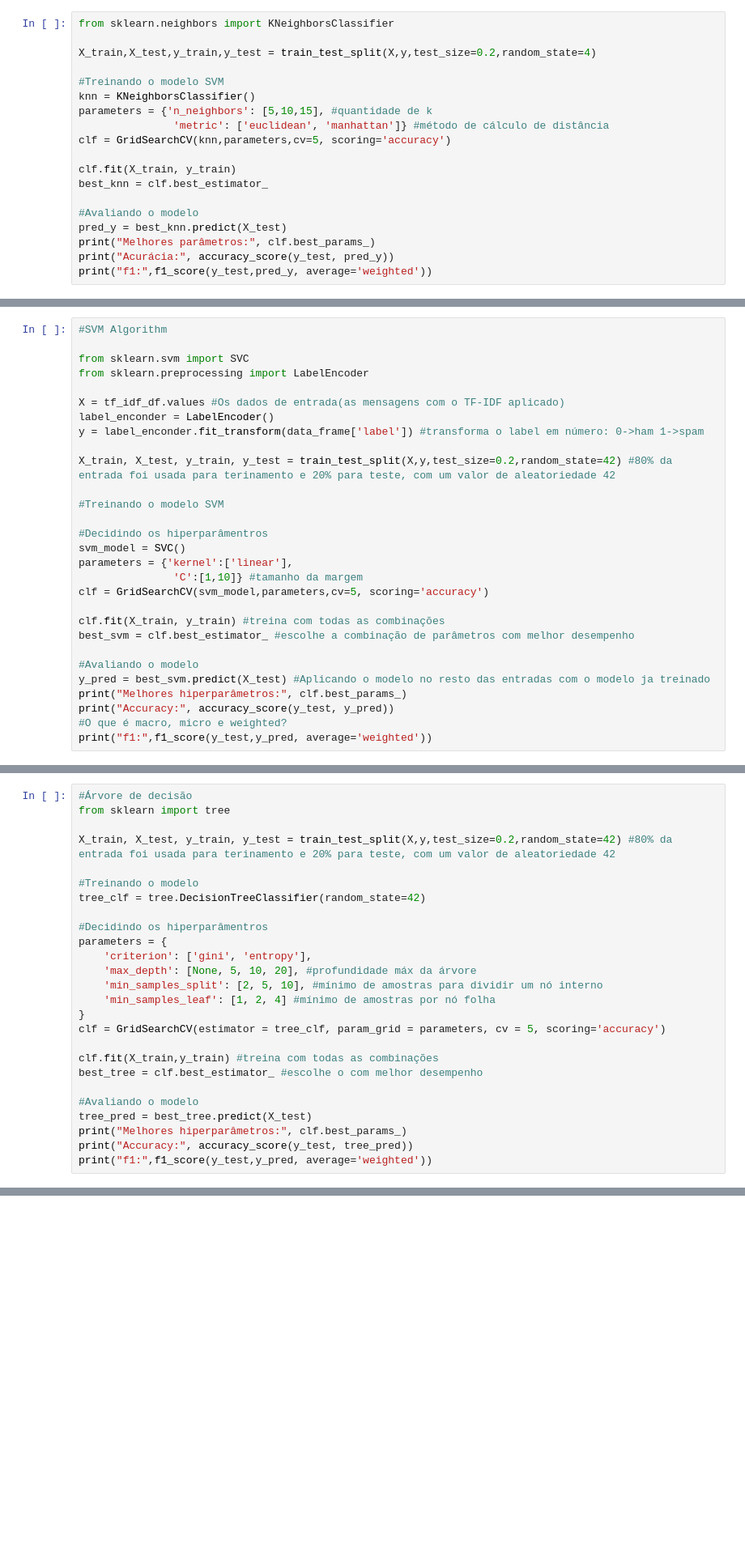
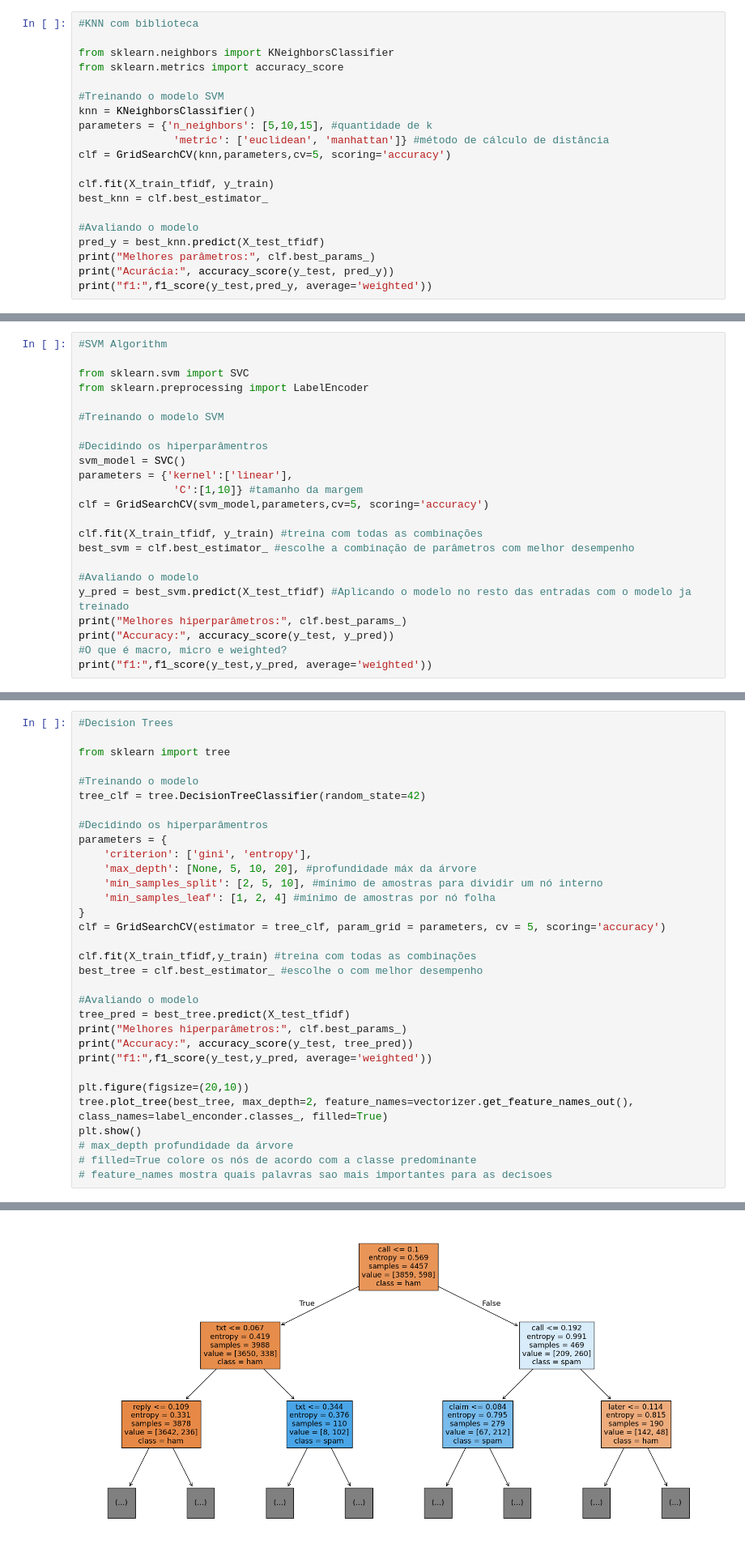
Before and after one commit to MateusoBrito/Lab-Pi, a Jupyter notebook: Email.ipynb, the cells around one changed output, grey strips where cells are left out. Shown: that part at 81% size. Saved outputs shown, nothing was run; the diff lists cells and outputs as text; blank space fills up the shorter version.

Commit message:
arrumando vazamento do teste

```diff
--- a/Email.ipynb
+++ b/Email.ipynb
@@ -288,7 +264,8 @@ f1: 0.8801915245684243
 # %%
+#KNN com biblioteca
+
 from sklearn.neighbors import KNeighborsClassifier
-
-X_train,X_test,y_train,y_test = train_test_split(X,y,test_size=0.2,random_state=4)
+from sklearn.metrics import accuracy_score
 
 #Treinando o modelo SVM
 knn = KNeighborsClassifier()
@@ -296,11 +273,11 @@ parameters = {'n_neighbors': [5,10,15], #quantidade de k
                'metric': ['euclidean', 'manhattan']} #método de cálculo de distância
 clf = GridSearchCV(knn,parameters,cv=5, scoring='accuracy')
 
-clf.fit(X_train, y_train)
+clf.fit(X_train_tfidf, y_train)
 best_knn = clf.best_estimator_
 
 #Avaliando o modelo
-pred_y = best_knn.predict(X_test)
+pred_y = best_knn.predict(X_test_tfidf)
 print("Melhores parâmetros:", clf.best_params_)
 print("Acurácia:", accuracy_score(y_test, pred_y))
 print("f1:",f1_score(y_test,pred_y, average='weighted'))
@@ -330,12 +290,6 @@ ValueError: invalid literal for int() with base 10: 'ham'
 
 from sklearn.svm import SVC
 from sklearn.preprocessing import LabelEncoder
-
-X = tf_idf_df.values #Os dados de entrada(as mensagens com o TF-IDF aplicado)
-label_enconder = LabelEncoder()
-y = label_enconder.fit_transform(data_frame['label']) #transforma o label em número: 0->ham 1->spam
-
-X_train, X_test, y_train, y_test = train_test_split(X,y,test_size=0.2,random_state=42) #80% da entrada foi usada para terinamento e 20% para teste, com um valor de aleatoriedade 42
 
 #Treinando o modelo SVM
 
@@ -345,11 +299,11 @@ parameters = {'kernel':['linear'],
                'C':[1,10]} #tamanho da margem
 clf = GridSearchCV(svm_model,parameters,cv=5, scoring='accuracy')
 
-clf.fit(X_train, y_train) #treina com todas as combinações
+clf.fit(X_train_tfidf, y_train) #treina com todas as combinações
 best_svm = clf.best_estimator_ #escolhe a combinação de parâmetros com melhor desempenho
 
 #Avaliando o modelo
-y_pred = best_svm.predict(X_test) #Aplicando o modelo no resto das entradas com o modelo ja treinado
+y_pred = best_svm.predict(X_test_tfidf) #Aplicando o modelo no resto das entradas com o modelo ja treinado
 print("Melhores hiperparâmetros:", clf.best_params_)
 print("Accuracy:", accuracy_score(y_test, y_pred))
 #O que é macro, micro e weighted?
@@ -361,8 +315,7 @@ f1: 0.8764421814067204
 # %%
-#Árvore de decisão
+#Decision Trees
+
 from sklearn import tree
-
-X_train, X_test, y_train, y_test = train_test_split(X,y,test_size=0.2,random_state=42) #80% da entrada foi usada para terinamento e 20% para teste, com um valor de aleatoriedade 42
 
 #Treinando o modelo
 tree_clf = tree.DecisionTreeClassifier(random_state=42)
@@ -376,12 +329,19 @@ parameters = {
 }
 clf = GridSearchCV(estimator = tree_clf, param_grid = parameters, cv = 5, scoring='accuracy')
 
-clf.fit(X_train,y_train) #treina com todas as combinações
+clf.fit(X_train_tfidf,y_train) #treina com todas as combinações
 best_tree = clf.best_estimator_ #escolhe o com melhor desempenho
 
 #Avaliando o modelo
-tree_pred = best_tree.predict(X_test)
+tree_pred = best_tree.predict(X_test_tfidf)
 print("Melhores hiperparâmetros:", clf.best_params_)
 print("Accuracy:", accuracy_score(y_test, tree_pred))
 print("f1:",f1_score(y_test,y_pred, average='weighted'))
+
+plt.figure(figsize=(20,10))
+tree.plot_tree(best_tree, max_depth=2, feature_names=vectorizer.get_feature_names_out(), class_names=label_enconder.classes_, filled=True)
+plt.show()
+# max_depth profundidade da árvore
+# filled=True colore os nós de acordo com a classe predominante
+# feature_names mostra quais palavras sao mais importantes para as decisoes
 # %% [output]
@@ -390,0 +351 @@ f1: 0.8764421814067204
+[figure, added]
```
Also changed, not shown: parts of 6 cells of this notebook.
